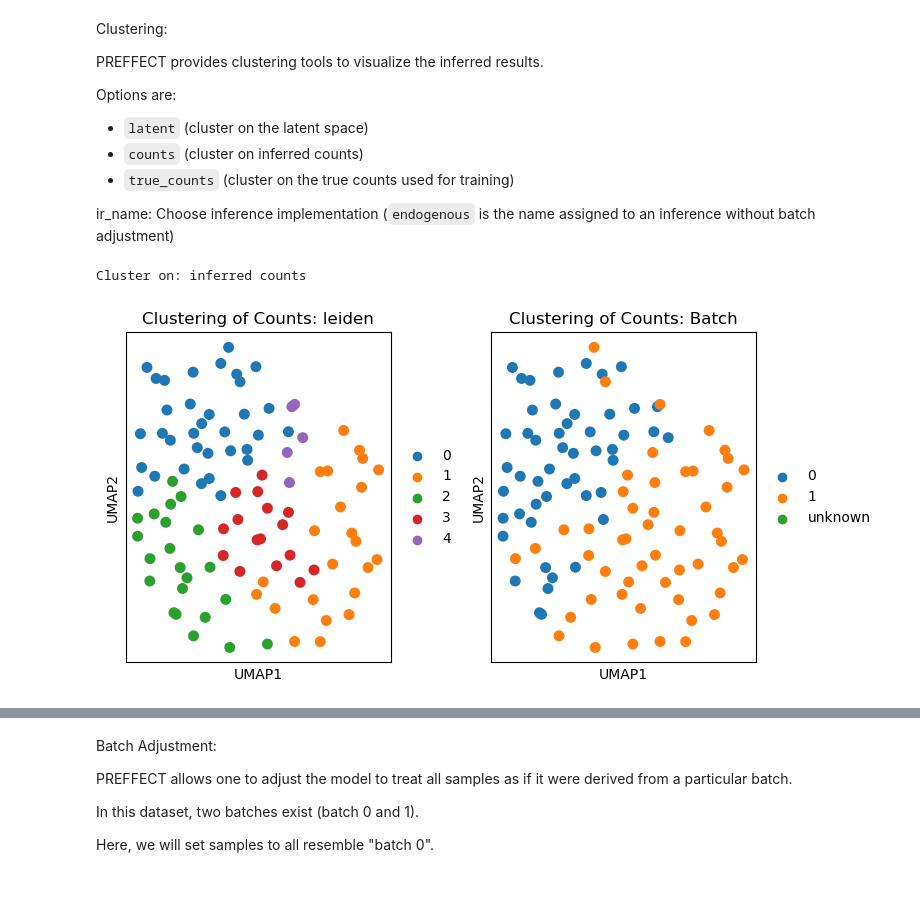
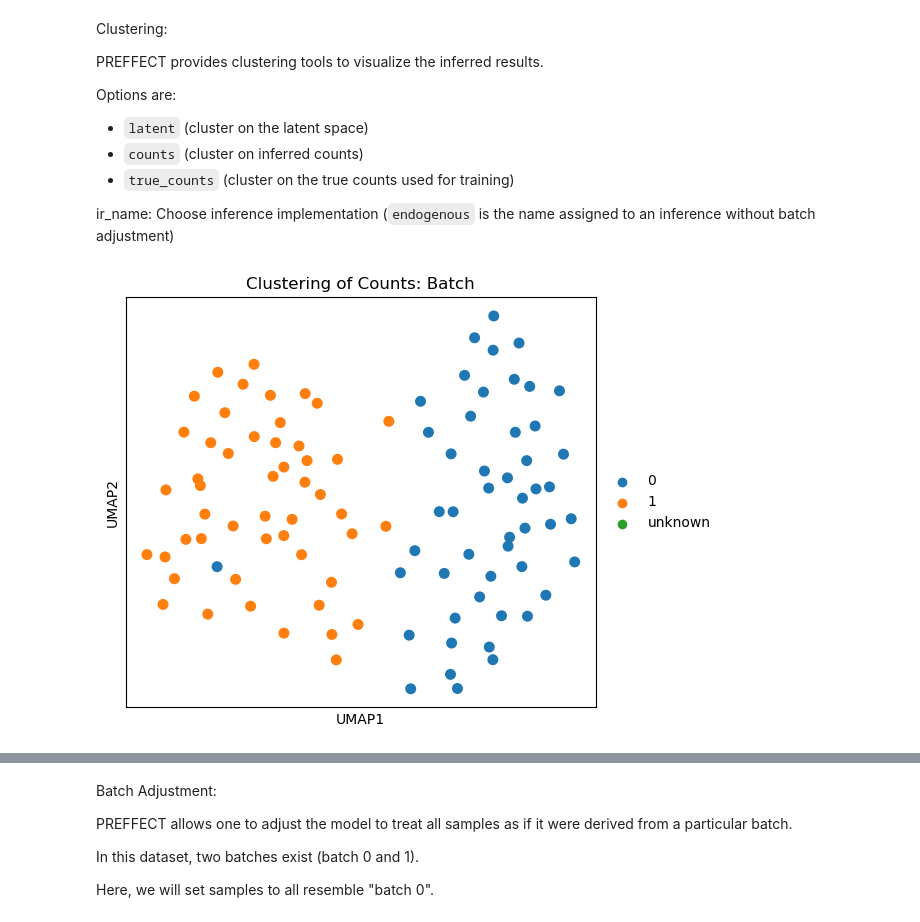
Before and after one commit to hallettmiket/preffect, a Jupyter notebook: vignettes/example_script.ipynb, the cells around one changed output, grey strips where cells are left out. Cells and saved outputs as stored; diff of their text form; code cells hidden in the pictures; blank space fills up the shorter version.

```diff
--- a/vignettes/example_script.ipynb
+++ b/vignettes/example_script.ipynb
@@ -77,9 +72,7 @@ Options are:
 - `true_counts` (cluster on the true counts used for training)
 
 ir_name: Choose inference implementation (`endogenous` is the name assigned to an inference without batch adjustment)
-# %%
-print("Cluster on: inferred counts")
-fac.cluster_samples("counts", ir_name="endogenous")
-# %% [output]
-Cluster on: inferred counts
-[figure, removed]
+# %%
+fac.visualize_embedding("counts", ir_name="endogenous")
+# %% [output]
+[figure, added]
```
Also changed, not shown: parts of 9 cells of this notebook, 3 other files.
